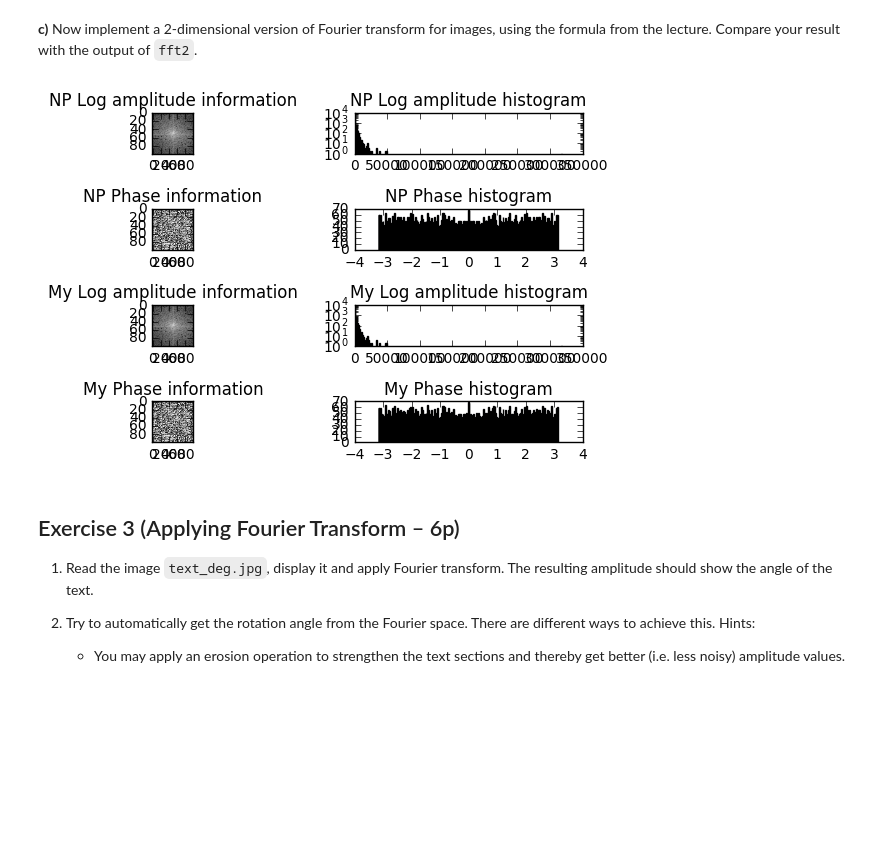
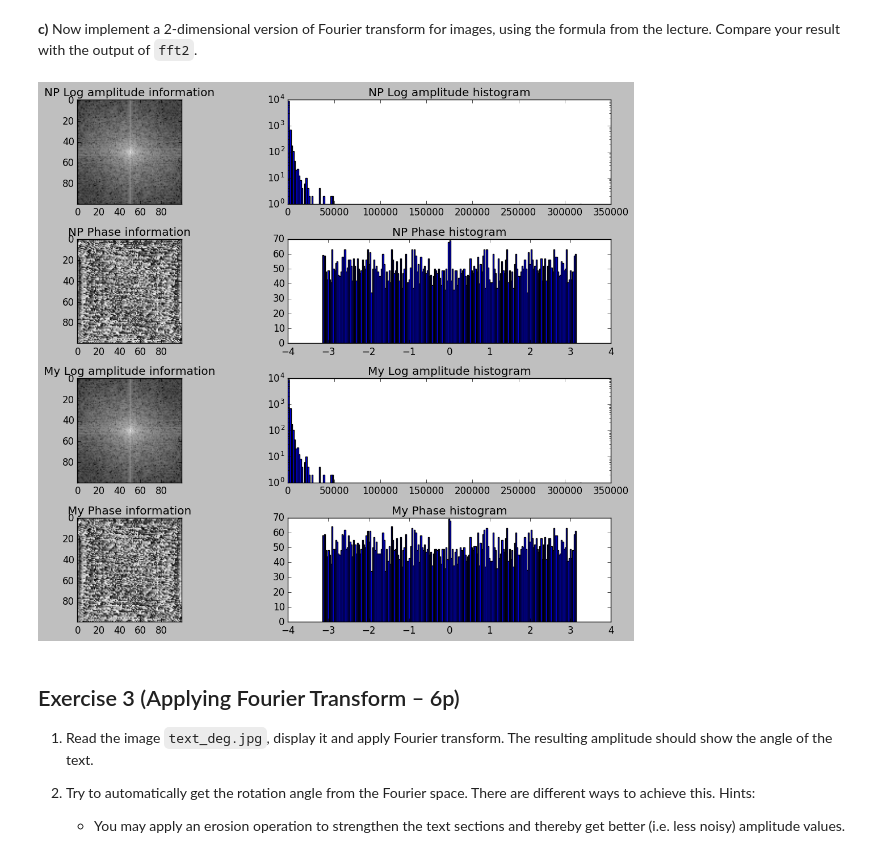
Before and after one commit to themightyoarfish/Computer-Vision, a Jupyter notebook: Exercise7/sheet07.ipynb, the cells around one changed output. Drawn from its saved outputs; the diff is of its cells as text; code cells hidden in the pictures; blank space fills up the shorter version.

```diff
--- a/Exercise7/sheet07.ipynb
+++ b/Exercise7/sheet07.ipynb
@@ -209,8 +210,8 @@ def fourier2d(img):
     ft = np.zeros(img.shape, dtype=np.complex)
     M = img.shape[0]
     N = img.shape[1]
-    for u in range(0, img.shape[0]):
-        for v in range(0, img.shape[1]):
+    for u in range(0, M):
+        for v in range(0, N):
             # use meshgrid to make (xx,yy) pairs for all coords in x and y.
             # Like this we can evaluate the expression on a grid with fixed u, v
             # for all values of x and y at once
@@ -233,35 +234,35 @@ my_img_ft_shift = fftshift(img_ft)
 my_amplitude = np.abs(my_img_ft_shift)
 my_phase = np.angle(my_img_ft)
 
-f, ax = plt.subplots(4,2)
+f, ax = plt.subplots(4,2, figsize=(12,10))
 ax[0,0].set_title("NP Log amplitude information")
 ax[0,0].imshow(np.log(amplitude))
 ax[0,1].set_title("NP Log amplitude histogram")
 # histograms?? how do I get the power spectrum?
 ax[0,1].hist(amplitude.flatten(), bins=200, log=True)
 
 ax[1,0].set_title("NP Phase information")
 ax[1,0].imshow(phase)
 ax[1,1].set_title("NP Phase histogram")
 ax[1,1].hist(phase.flatten(), bins=200)
 
 ax[2,0].set_title("My Log amplitude information")
 ax[2,0].imshow(np.log(my_amplitude))
 ax[2,1].set_title("My Log amplitude histogram")
 # histograms?? how do I get the power spectrum?
 ax[2,1].hist(my_amplitude.flatten(), bins=200, log=True)
 
 ax[3,0].set_title("My Phase information")
 ax[3,0].imshow(my_phase)
 ax[3,1].set_title("My Phase histogram")
 ax[3,1].hist(my_phase.flatten(), bins=200)
 
 f.tight_layout()
 # f.show()
 
 plt.show()
 # %% [output]
-[figure, old version]
+[figure, new version]
 # %% [markdown]
 ## Exercise 3 (Applying Fourier Transform – 6p)
 
```
Also changed, not shown: parts of 7 cells of this notebook, 2 other files.
